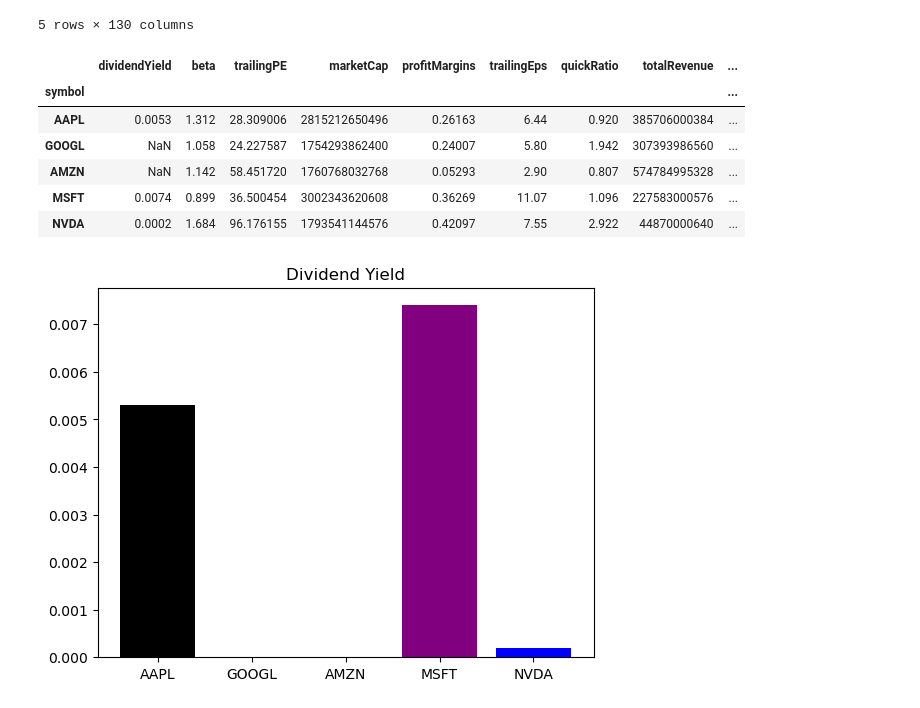
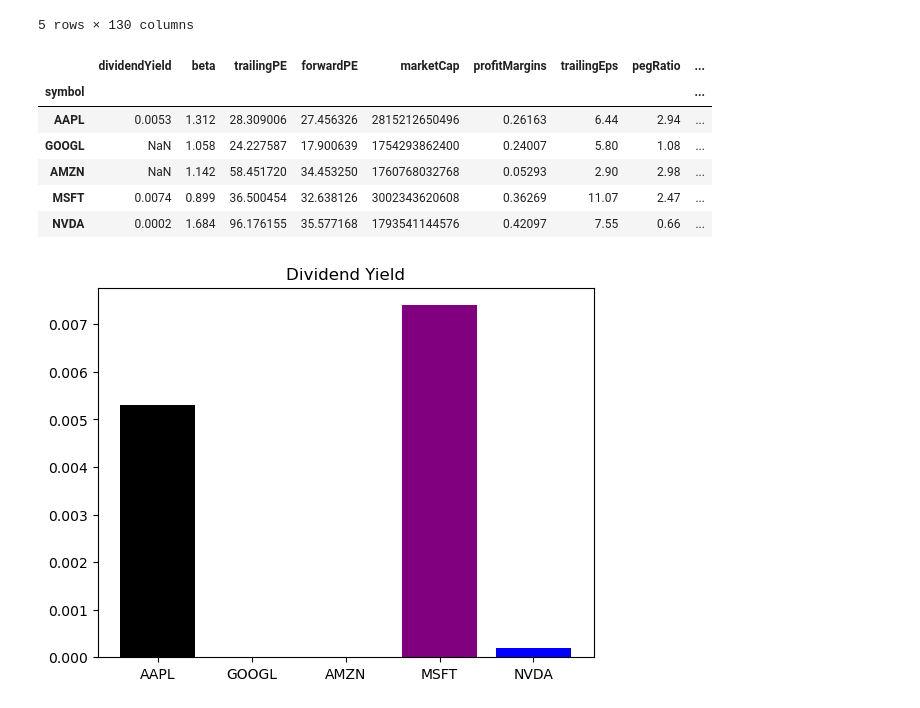
Before and after one commit to ElleNaazB/Project-1, a Jupyter notebook: 1fin_analysis_diagram.ipynb, the cells around one changed output. Drawn from its saved outputs; the diff is of its cells as text; code cells hidden in the pictures.

```diff
--- a/1fin_analysis_diagram.ipynb
+++ b/1fin_analysis_diagram.ipynb
@@ -59,16 +59,16 @@ df
 5 rows × 130 columns
 # %%
 # Select columns you would like to extract
-fundamentals = ['marketCap', 'beta', 'trailingPE', 'dividendYield', 'returnOnEquity', 'profitMargins', 'revenueGrowth', 'quickRatio', 'returnOnAssets', 'totalRevenue', 'trailingEps']
+fundamentals = ['marketCap', 'beta', 'trailingPE', 'forwardPE', 'pegRatio',  'dividendYield', 'returnOnEquity', 'profitMargins', 'revenueGrowth', 'quickRatio', 'returnOnAssets', 'totalRevenue', 'trailingEps']
 df[df.columns[df.columns.isin(fundamentals)]]
 # %% [output]
-|  | dividendYield | beta | trailingPE | marketCap | profitMargins | trailingEps | quickRatio | totalRevenue | ... |
+|  | dividendYield | beta | trailingPE | forwardPE | marketCap | profitMargins | trailingEps | pegRatio | ... |
 | symbol |  |  |  |  |  |  |  |  | ... |
-| AAPL | 0.0053 | 1.312 | 28.309006 | 2815212650496 | 0.26163 | 6.44 | 0.920 | 385706000384 | ... |
-| GOOGL | NaN | 1.058 | 24.227587 | 1754293862400 | 0.24007 | 5.80 | 1.942 | 307393986560 | ... |
-| AMZN | NaN | 1.142 | 58.451720 | 1760768032768 | 0.05293 | 2.90 | 0.807 | 574784995328 | ... |
-| MSFT | 0.0074 | 0.899 | 36.500454 | 3002343620608 | 0.36269 | 11.07 | 1.096 | 227583000576 | ... |
-| NVDA | 0.0002 | 1.684 | 96.176155 | 1793541144576 | 0.42097 | 7.55 | 2.922 | 44870000640 | ... |
+| AAPL | 0.0053 | 1.312 | 28.309006 | 27.456326 | 2815212650496 | 0.26163 | 6.44 | 2.94 | ... |
+| GOOGL | NaN | 1.058 | 24.227587 | 17.900639 | 1754293862400 | 0.24007 | 5.80 | 1.08 | ... |
+| AMZN | NaN | 1.142 | 58.451720 | 34.453250 | 1760768032768 | 0.05293 | 2.90 | 2.98 | ... |
+| MSFT | 0.0074 | 0.899 | 36.500454 | 32.638126 | 3002343620608 | 0.36269 | 11.07 | 2.47 | ... |
+| NVDA | 0.0002 | 1.684 | 96.176155 | 35.577168 | 1793541144576 | 0.42097 | 7.55 | 0.66 | ... |
 # %%
 ## Dividend distribution in 2023
 ## From the bar plot below, it is noted that companies Microsoft was provided highest dividend level as compared to others. Apple was the second highes.
```
Also changed, not shown: parts of 1 cell of this notebook.
